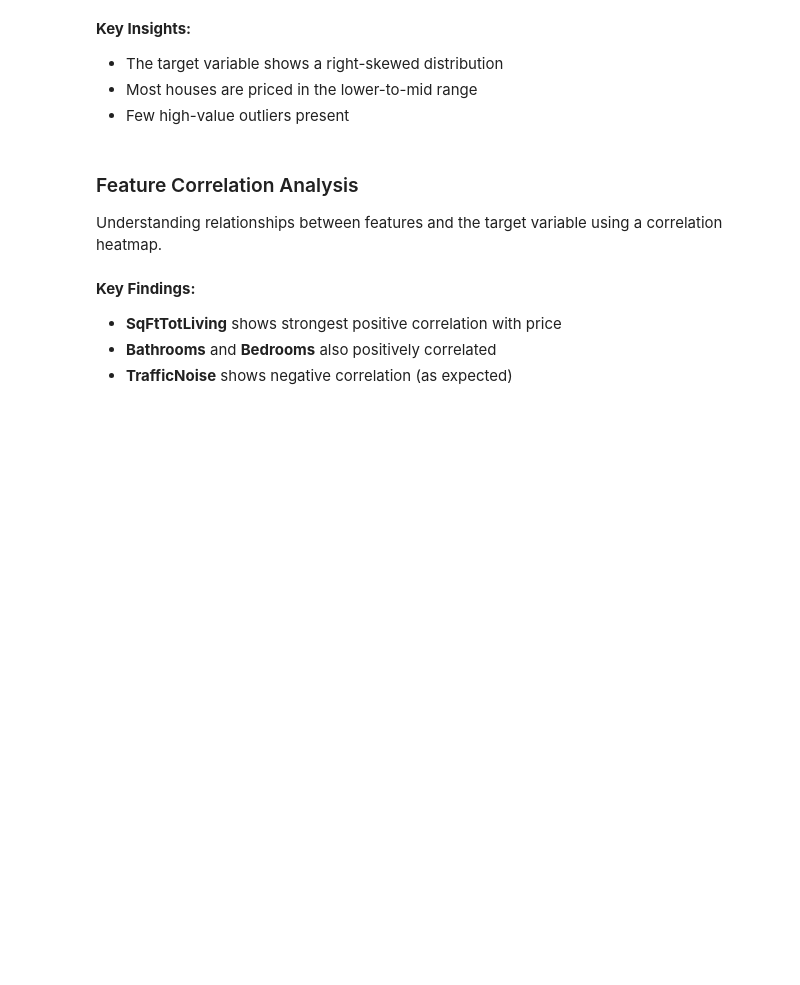
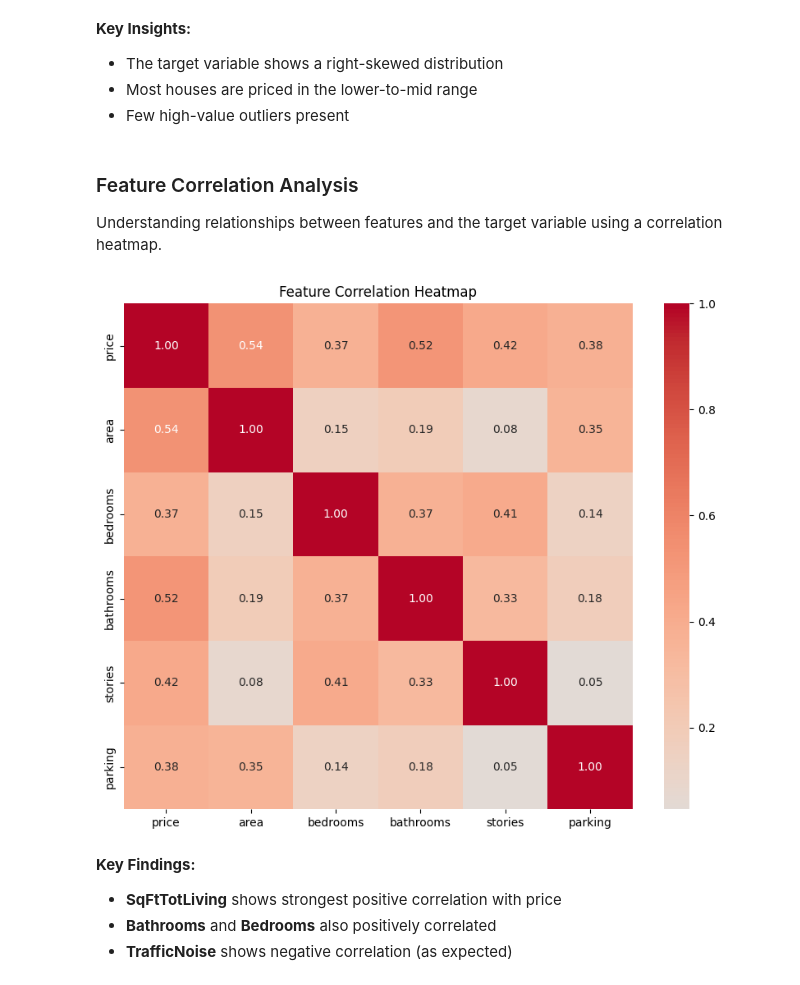
Before and after one commit to sumitp07/Housing-Price-Prediction, a Jupyter notebook: HOUSING_PRICE_CLEANED.ipynb, the cells around one changed output. Saved outputs shown, nothing was run; the diff lists cells and outputs as text; code cells hidden in the pictures; blank space fills up the shorter version.

```diff
--- a/HOUSING_PRICE_CLEANED.ipynb
+++ b/HOUSING_PRICE_CLEANED.ipynb
@@ -103,10 +136,34 @@ Index(['price', 'area', 'bedrooms', 'bathrooms', 'stories', 'mainroad',
 
 Understanding relationships between features and the target variable using a correlation heatmap.
 # %%
+# ==============================
+# FEATURE CORRELATION ANALYSIS
+# ==============================
+# Analyzing relationships between
+# numerical features using a heatmap
+# ==============================
+
+# Select only numeric columns
+numeric_data = data.select_dtypes(include=['number'])
+
+# Create heatmap
 plt.figure(figsize=(10, 8))
-sns.heatmap(data.corr(), annot=True, fmt='.2f', cmap='coolwarm', center=0)
+
+sns.heatmap(
+    numeric_data.corr(),
+    annot=True,
+    fmt='.2f',
+    cmap='coolwarm',
+    center=0
+)
+
+# Title
 plt.title('Feature Correlation Heatmap')
+
+# Display plot
 plt.show()
+# %% [output]
+[figure, added]
 # %% [markdown]
 **Key Findings:**
 - **SqFtTotLiving** shows strongest positive correlation with price
```
Also changed, not shown: parts of 7 cells of this notebook.
